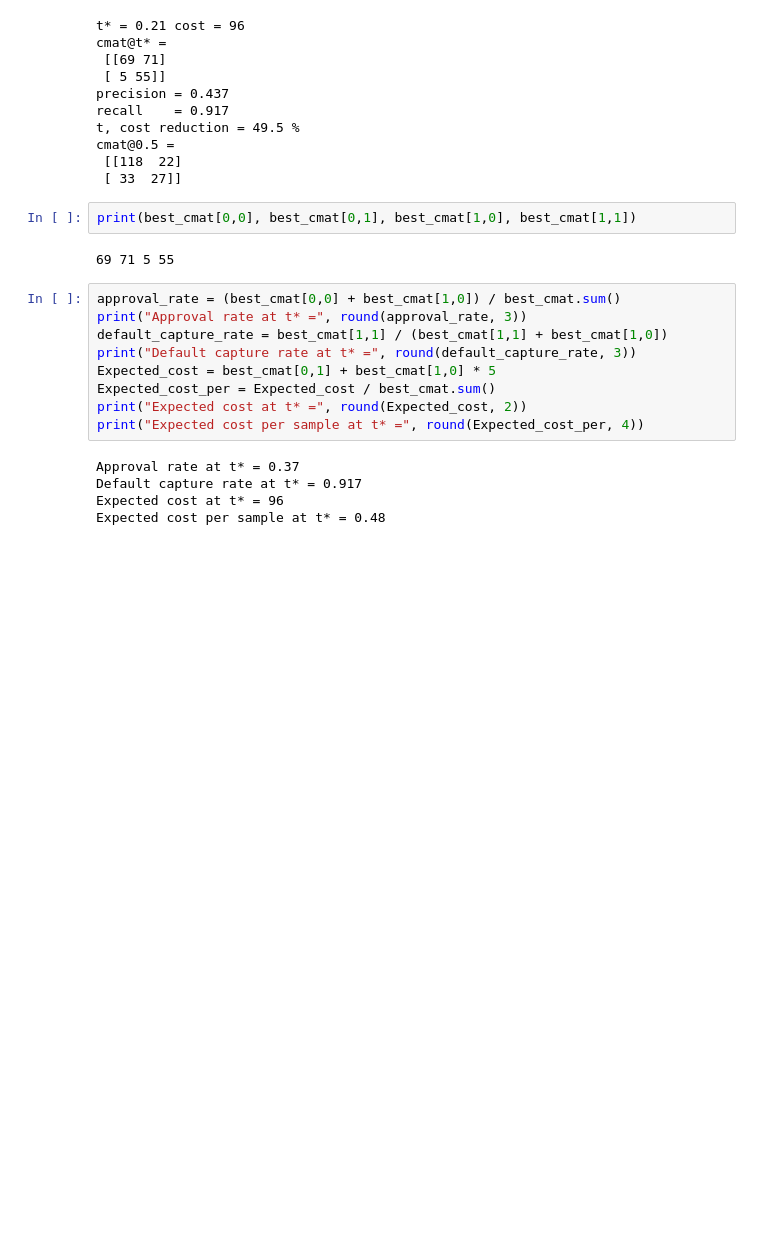
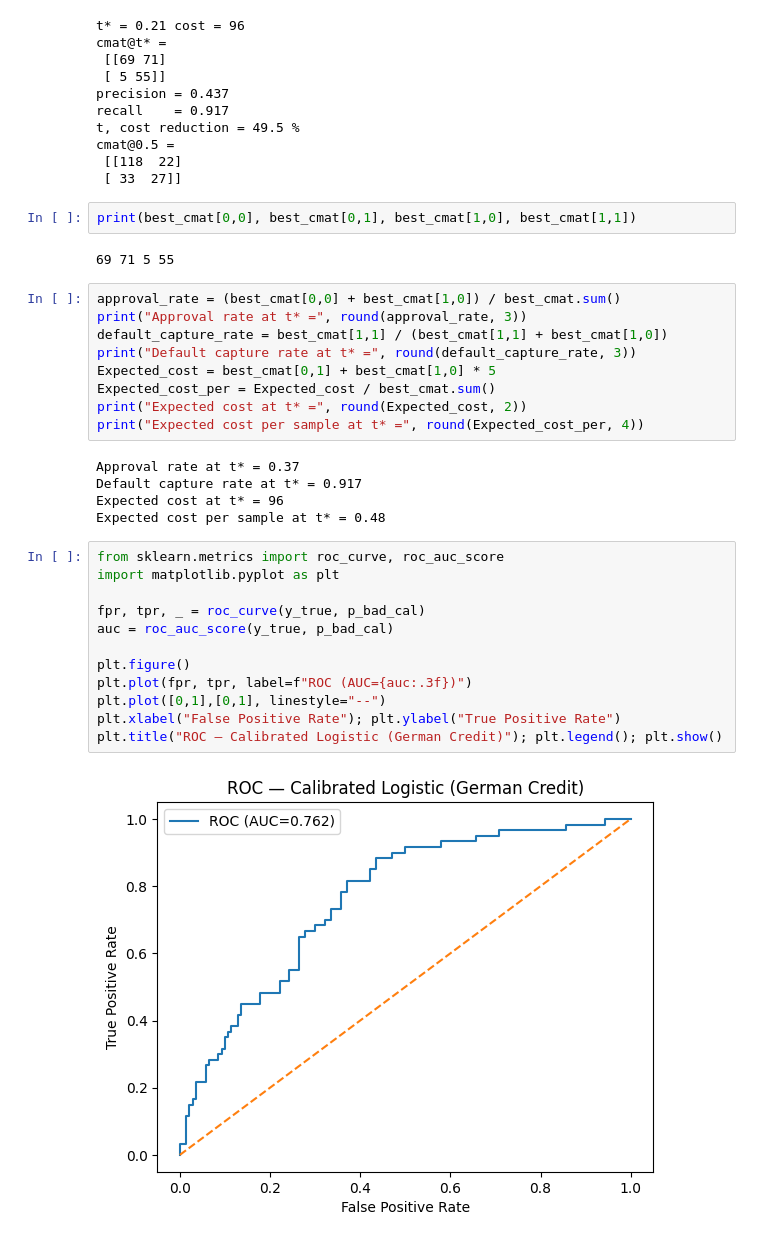
Before and after one commit to Je4n-A/Trouble-shooting-assistant, a Jupyter notebook: German_Credit.ipynb, the cells around one changed output. Saved outputs shown, nothing was run; the diff lists cells and outputs as text; blank space fills up the shorter version.

```diff
--- a/German_Credit.ipynb
+++ b/German_Credit.ipynb
@@ -281,3 +281,17 @@ Approval rate at t* = 0.37
 Default capture rate at t* = 0.917
 Expected cost at t* = 96
 Expected cost per sample at t* = 0.48
+# %%
+from sklearn.metrics import roc_curve, roc_auc_score
+import matplotlib.pyplot as plt
+
+fpr, tpr, _ = roc_curve(y_true, p_bad_cal)
+auc = roc_auc_score(y_true, p_bad_cal)
+
+plt.figure()
+plt.plot(fpr, tpr, label=f"ROC (AUC={auc:.3f})")
+plt.plot([0,1],[0,1], linestyle="--")
+plt.xlabel("False Positive Rate"); plt.ylabel("True Positive Rate")
+plt.title("ROC — Calibrated Logistic (German Credit)"); plt.legend(); plt.show()
+# %% [output]
+[figure, added]
```
Also changed, not shown: parts of 2 cells of this notebook.
